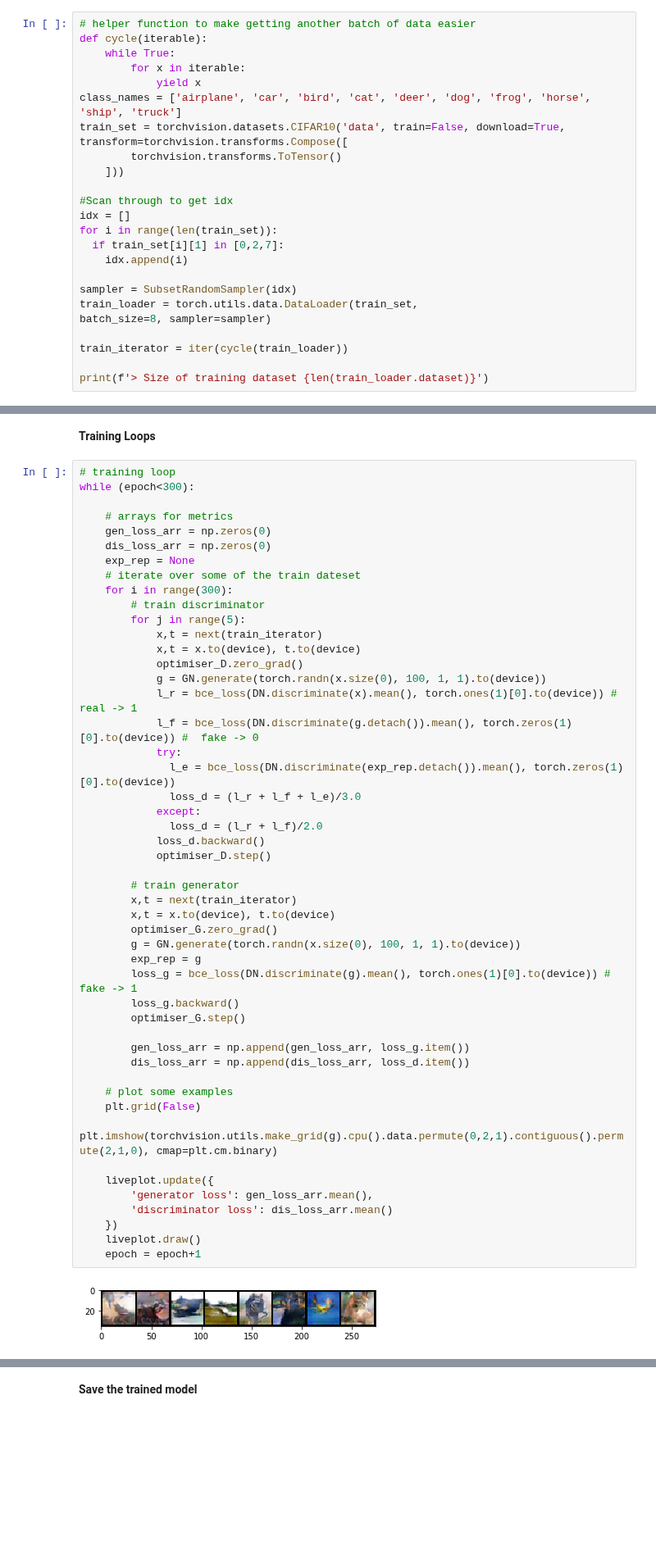
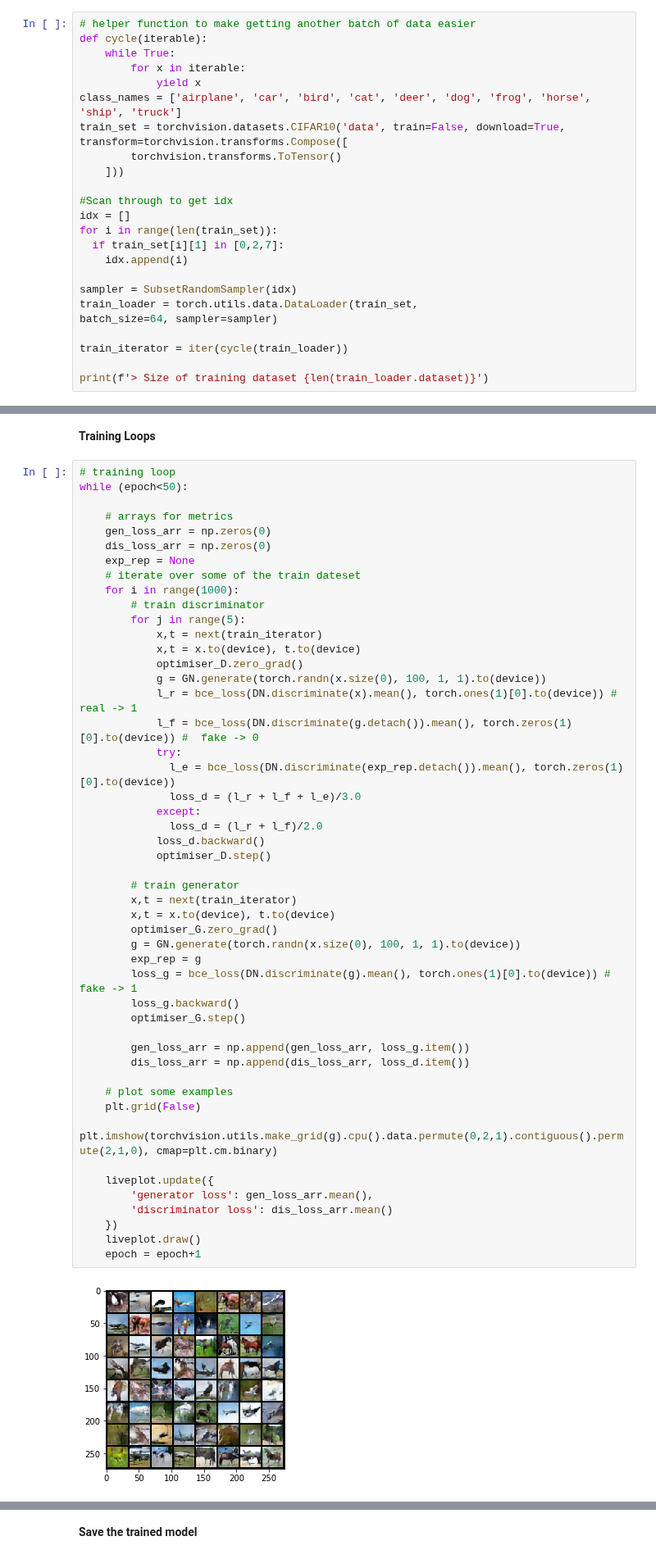
Before and after one commit to jakey1610/MachineLearningL3, a Jupyter notebook: birdgen.ipynb, the cells around one changed output, grey strips where cells are left out. Shown at 82% size. Cells and saved outputs as stored; diff of their text form; blank space fills up the shorter version.

```diff
--- a/birdgen.ipynb
+++ b/birdgen.ipynb
@@ -47,7 +47,7 @@ for i in range(len(train_set)):
 
 sampler = SubsetRandomSampler(idx)
 train_loader = torch.utils.data.DataLoader(train_set,
-batch_size=8, sampler=sampler)
+batch_size=64, sampler=sampler)
 
 train_iterator = iter(cycle(train_loader))
 
@@ -126,14 +128,14 @@ liveplot = PlotLosses()
 **Training Loops**
 # %%
 # training loop
-while (epoch<300):
+while (epoch<50):
 
     # arrays for metrics
     gen_loss_arr = np.zeros(0)
     dis_loss_arr = np.zeros(0)
     exp_rep = None
     # iterate over some of the train dateset
-    for i in range(300):
+    for i in range(1000):
         # train discriminator
         for j in range(5):
             x,t = next(train_iterator)
@@ -147,31 +149,31 @@ while (epoch<300):
               loss_d = (l_r + l_f + l_e)/3.0
             except:
               loss_d = (l_r + l_f)/2.0
             loss_d.backward()
             optimiser_D.step()
 
         # train generator
         x,t = next(train_iterator)
         x,t = x.to(device), t.to(device)
         optimiser_G.zero_grad()
         g = GN.generate(torch.randn(x.size(0), 100, 1, 1).to(device))
         exp_rep = g
         loss_g = bce_loss(DN.discriminate(g).mean(), torch.ones(1)[0].to(device)) # fake -> 1
         loss_g.backward()
         optimiser_G.step()
 
         gen_loss_arr = np.append(gen_loss_arr, loss_g.item())
         dis_loss_arr = np.append(dis_loss_arr, loss_d.item())
 
     # plot some examples
     plt.grid(False)
     plt.imshow(torchvision.utils.make_grid(g).cpu().data.permute(0,2,1).contiguous().permute(2,1,0), cmap=plt.cm.binary)
 
     liveplot.update({
         'generator loss': gen_loss_arr.mean(),
         'discriminator loss': dis_loss_arr.mean()
     })
     liveplot.draw()
     epoch = epoch+1
 # %% [output]
-[figure, old version]
+[figure, new version]
```
Also changed, not shown: parts of 3 cells of this notebook.
